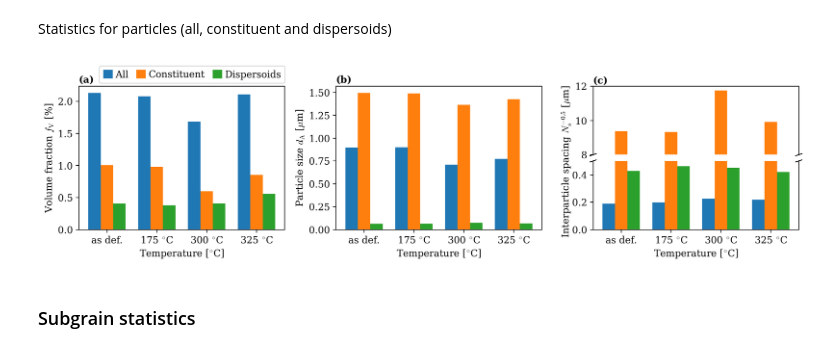
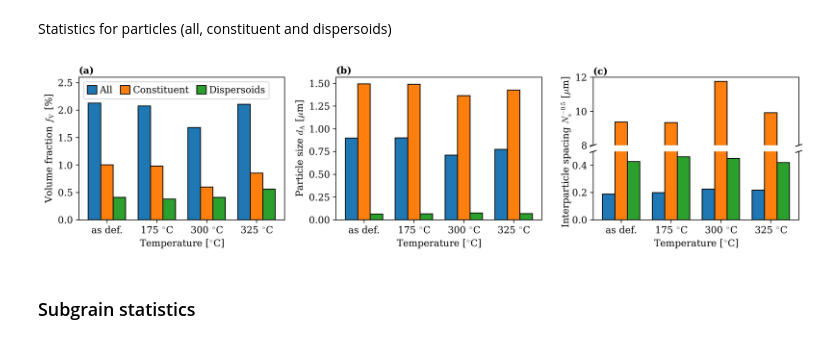
Before and after one commit to hakonanes/p-texture-al-mn-alloys, a Jupyter notebook: notebooks/generate_figures_for_paper.ipynb, the cells around one changed output. Cells and saved outputs as stored; diff of their text form; code cells hidden in the pictures.

```diff
--- a/notebooks/generate_figures_for_paper.ipynb
+++ b/notebooks/generate_figures_for_paper.ipynb
@@ -745,15 +743,17 @@ Statistics for particles (all, constituent and dispersoids)
 # %%
 x = np.arange(len(particle_stats))
 bar_width = 0.25
+bar_kw = dict(width=bar_width, ec="k")
 
 # Set up figure
 fig, (ax0, ax1, ax2) = plt.subplots(ncols=3, figsize=(15, 3))
 
 # (a) Volume fraction
 # -------------------
-ax0.bar(x - bar_width, 100 * particle_stats.fv, bar_width, label="All")
-ax0.bar(x, 100 * particle_stats.fv_c, bar_width, label="Constituent")
-ax0.bar(x + bar_width, 100 * particle_stats.fv_d, bar_width, label="Dispersoids")
+ax0.bar(x - bar_width, 100 * particle_stats.fv, label="All", **bar_kw)
+ax0.bar(x, 100 * particle_stats.fv_c, label="Constituent", **bar_kw)
+ax0.bar(x + bar_width, 100 * particle_stats.fv_d, label="Dispersoids", **bar_kw)
+ax0.set_ylim(0, 2.6)
 ax0.set_xticks(x)
 ax0.set_xticklabels(titles)
 ax0.set_xlabel("Temperature [$^{\circ}$C]")
@@ -762,9 +762,9 @@ ax0.text(0, 1.01, "(a)", transform=ax0.transAxes, **title_kw)
 
 # (b) Average particle size
 # -------------------------
-ax1.bar(x - bar_width, particle_stats.ecd_mean, bar_width, label="All")
-ax1.bar(x, particle_stats.ecd_mean_c, bar_width, label="Constituent")
-ax1.bar(x + bar_width, particle_stats.ecd_mean_d, bar_width, label="Dispersoids")
+ax1.bar(x - bar_width, particle_stats.ecd_mean, label="All", **bar_kw)
+ax1.bar(x, particle_stats.ecd_mean_c, label="Constituent", **bar_kw)
+ax1.bar(x + bar_width, particle_stats.ecd_mean_d, label="Dispersoids", **bar_kw)
 ax1.set_xticks(x)
 ax1.set_xticklabels(titles)
 ax1.set_xlabel("Temperature [$^{\circ}$C]")
@@ -773,9 +773,9 @@ ax1.text(0, 1.01, "(b)", transform=ax1.transAxes, **title_kw)
 
 # (c) Interparticle spacing
 # -------------------------
-ax2.bar(x - bar_width, particle_stats.nn_distance_grid, bar_width, label="All")
-ax2.bar(x, particle_stats.nn_distance_grid_c, bar_width, label="Constituent")
-ax2.bar(x + bar_width, particle_stats.nn_distance_grid_d, bar_width, label="Dispersoids", color="C2")
+ax2.bar(x - bar_width, particle_stats.nn_distance_grid, label="All", **bar_kw)
+ax2.bar(x, particle_stats.nn_distance_grid_c, label="Constituent", **bar_kw)
+ax2.bar(x + bar_width, particle_stats.nn_distance_grid_d, label="Dispersoids", color="C2", **bar_kw)
 ax2.set_xticks(x)
 ax2.set_xticklabels(titles)
 ax2.set_xlabel("Temperature [$^{\circ}$C]")
@@ -783,41 +783,39 @@ ax2.set_xlabel("Temperature [$^{\circ}$C]")
 divider = make_axes_locatable(ax2)
 ax3 = divider.new_vertical(size="100%", pad=0.1)
 fig.add_axes(ax3)
-ax3.bar(x - bar_width, particle_stats.nn_distance_grid, bar_width, label="All")
-ax3.bar(x, particle_stats.nn_distance_grid_c, bar_width, label="Constituent")
-ax3.bar(x + bar_width, particle_stats.nn_distance_grid_d, bar_width, label="Dispersoids", color="C2")
+ax3.bar(x - bar_width, particle_stats.nn_distance_grid, label="All", **bar_kw)
+ax3.bar(x, particle_stats.nn_distance_grid_c, label="Constituent", **bar_kw)
+ax3.bar(x + bar_width, particle_stats.nn_distance_grid_d, label="Dispersoids", color="C2", **bar_kw)
 ax3.tick_params(bottom=False, labelbottom=False)
 ax2.spines["top"].set_visible(False)
 ax3.spines["bottom"].set_visible(False)
 ax2.set_ylim(0, 0.5)
 ax3.set_ylim(8, 12)
 d = 0.015
 kwargs = dict(transform=ax3.transAxes, color='k', clip_on=False)
 ax3.plot((-d, d), (-d, d), **kwargs)
 ax3.plot((1 - d, 1 + d), (-d, d), **kwargs)
 kwargs.update(transform=ax2.transAxes)
 ax2.plot((-d, d), (1 - d, 1 + d), **kwargs)
 ax2.plot((1 - d, 1 + d), (1 - d, 1 + d), **kwargs)
 
 ax3.set_ylabel("Interparticle spacing $N_{\mathrm{s}}^{-0.5}$ [$\mathrm{\mu}$m]", y=-0.1)
 ax2.text(0, 1.01, "(c)", transform=ax3.transAxes, **title_kw)
 
+# Legend
 ax0.legend(
-    bbox_to_anchor=(0.1, 1.02),
-    bbox_transform=ax0.transAxes,
-    loc="lower left",
+    loc="upper left",
     ncol=3,
-    borderaxespad=0,
     handlelength=1,
     handleheight=1,
     handletextpad=0.3,
     columnspacing=0.83
 )
 
 fig.subplots_adjust(wspace=0.25)
 fig.savefig(os.path.join(dir_article, "particle_stats/particle_stats.pdf"), **savefig_kw)
 # %% [output]
-[figure, old version]
+[figure, new version]
 # %% [markdown]
 ### Subgrain statistics
 # %% [markdown]
```
Also changed, not shown: parts of 10 cells of this notebook, 1 other file.
